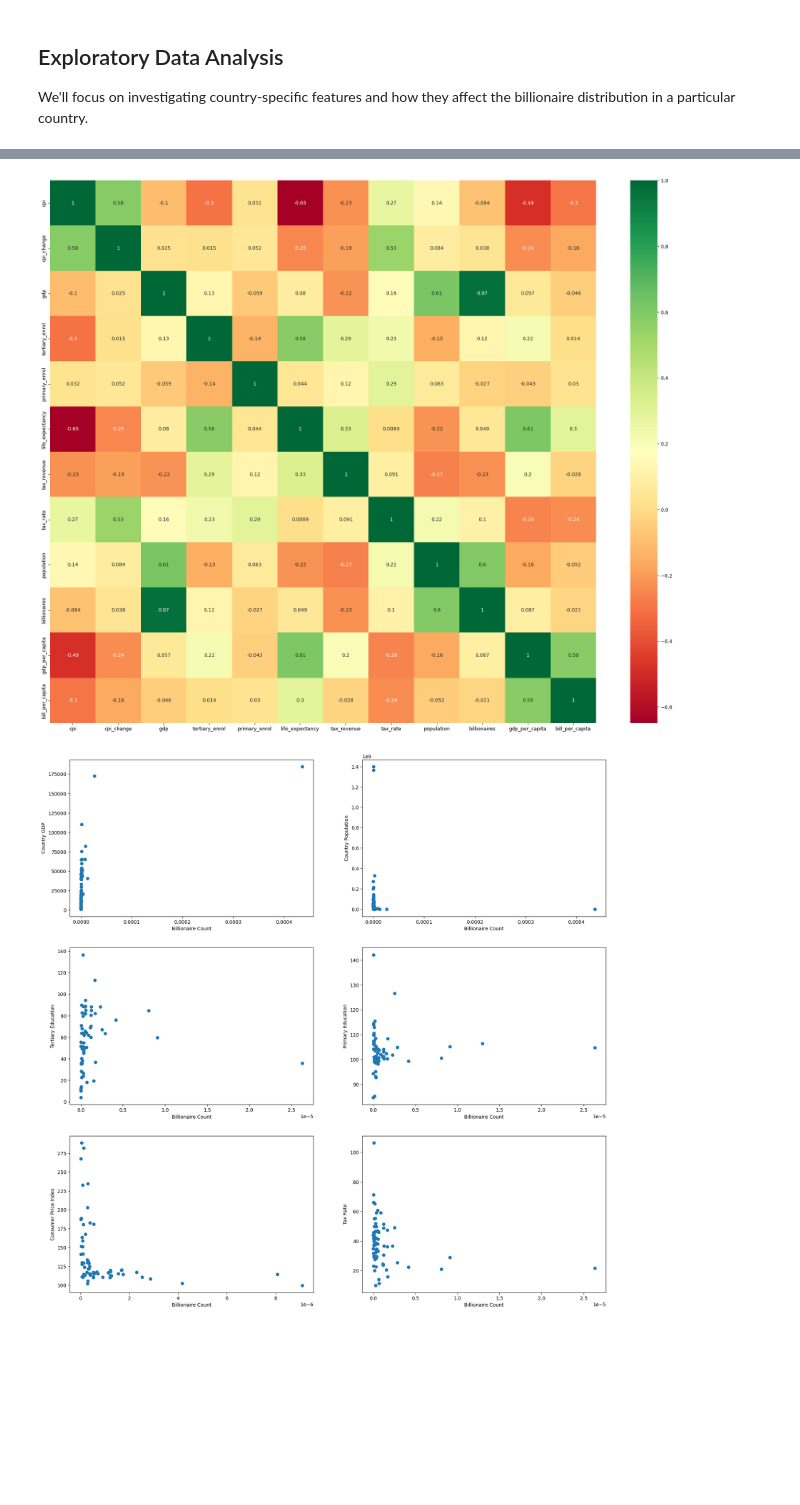
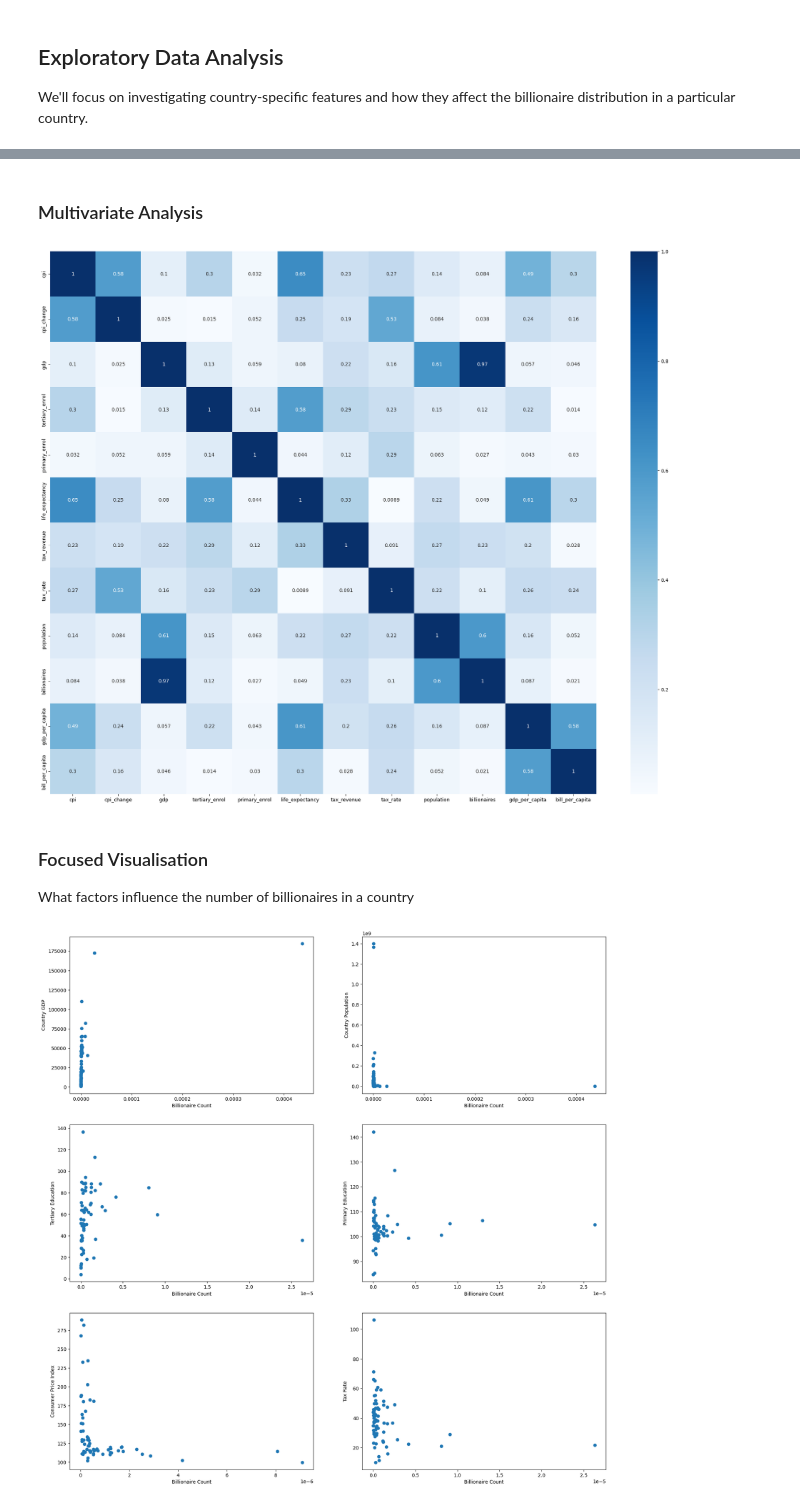
Before and after one commit to cyrilmichino/billionaire-statistical-analysis, a Jupyter notebook: notebook.ipynb, the cells around one changed output, grey strips where cells are left out. Drawn from its saved outputs; the diff is of its cells as text; code cells hidden in the pictures; blank space fills up the shorter version.

Commit message:
Complete Univariate Analysis

```diff
--- a/notebook.ipynb
+++ b/notebook.ipynb
@@ -348,0 +375,14 @@ plt.show()
+# %%
+#Focus on visualising the bill_per_capita feature without outliers
+data = country_df[country_df.bill_per_capita < 0.000025]
+plt.figure(figsize=(20,7.5))
+
+plt.subplot(1,2,1)
+sns.boxplot(data.bill_per_capita)
+plt.title('Billionaires per Capita')
+
+plt.subplot(1,2,2)
+sns.histplot(data.bill_per_capita)
+plt.title('Billionaires per Capita')
+
+plt.show()
@@ -349,10 +391,15 @@ plt.show()
+# %% [markdown]
+### Multivariate Analysis
 # %%
+#Correlation heatmap for all numeric features in the dataset
 plt.figure(figsize=(25,20))
-data = country_df.drop(columns=['country','latitude','longitude'])
-sns.heatmap(data.corr(),annot=True, cmap='RdYlGn')
+sns.heatmap(data.corr().abs(),annot=True, cmap='Blues')
 plt.show()
 # %% [output]
-[figure, old version]
+[figure, new version]
+# %% [markdown]
+### Focused Visualisation
+What factors influence the number of billionaires in a country
 # %%
 plt.figure(figsize=(20,20))
 
```
Also changed, not shown: parts of 9 cells of this notebook.
